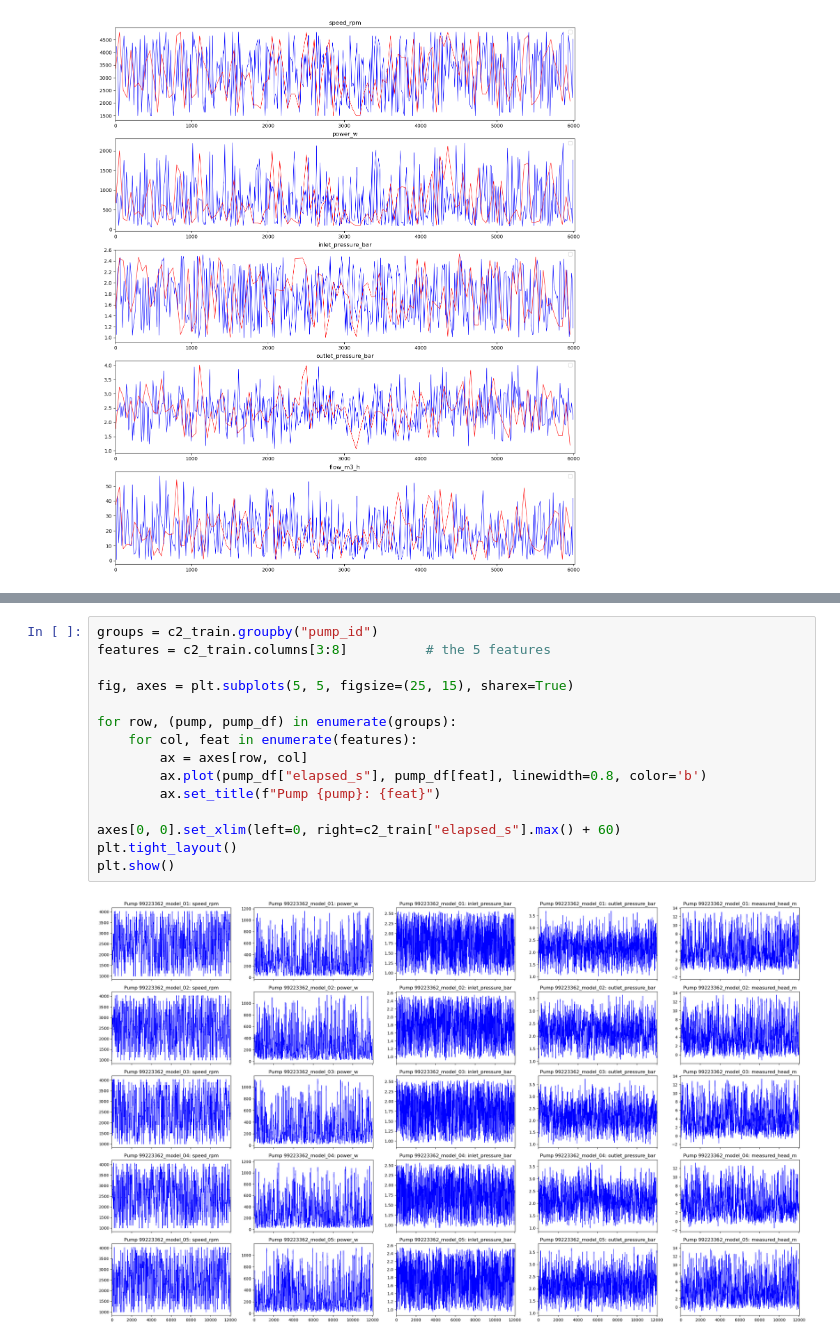
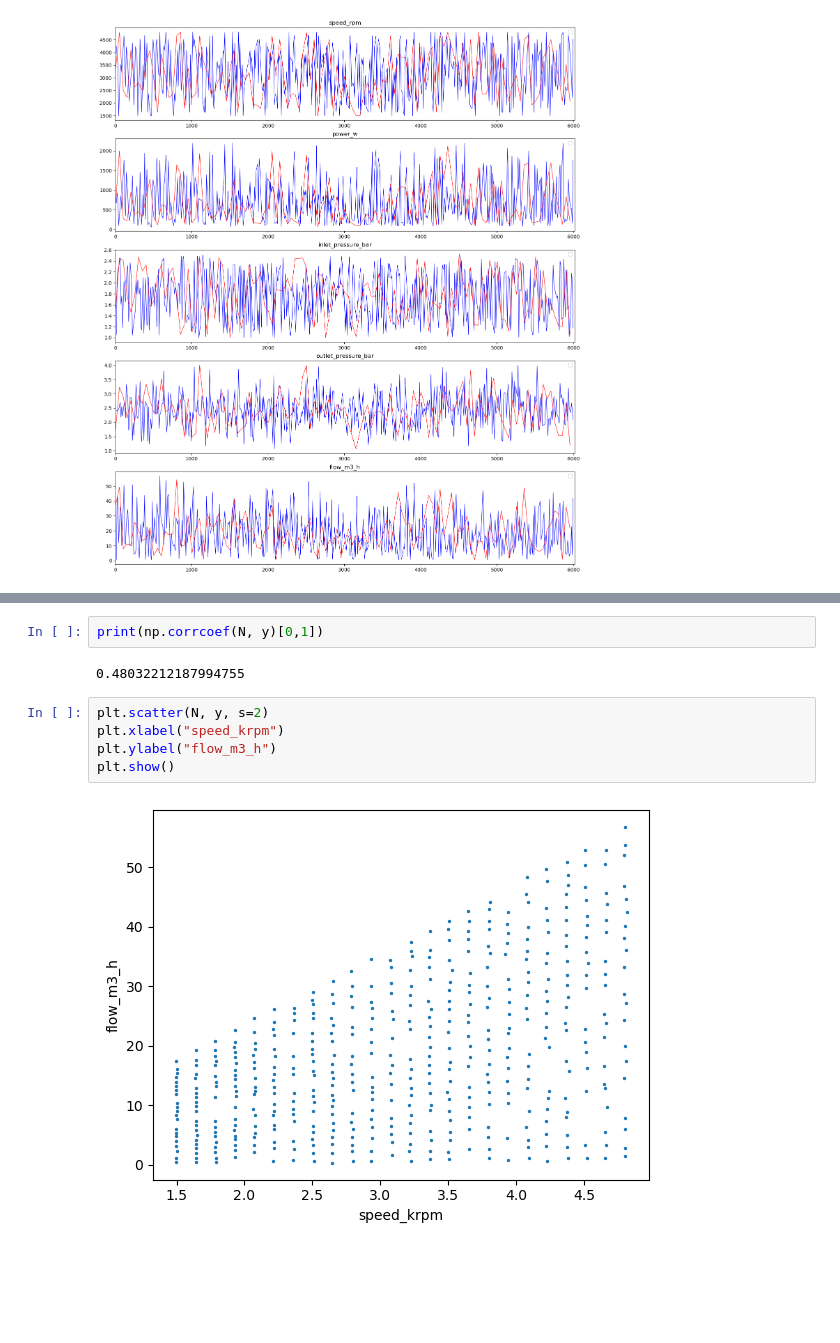
Before and after one commit to CapperTheRose16/Project-in-Machine-Learning, a Jupyter notebook: Data exploration/Plots.ipynb, the cells around one changed output, grey strips where cells are left out. Cells and saved outputs as stored; diff of their text form; blank space fills up the shorter version.

```diff
--- a/Data exploration/Plots.ipynb
+++ b/Data exploration/Plots.ipynb
@@ -164,17 +157,11 @@ groups=c2_train.groupby(["pump_id"])
-# %%
-groups = c2_train.groupby("pump_id")
-features = c2_train.columns[3:8]          # the 5 features
-
-fig, axes = plt.subplots(5, 5, figsize=(25, 15), sharex=True)
-
-for row, (pump, pump_df) in enumerate(groups):
-    for col, feat in enumerate(features):
-        ax = axes[row, col]
-        ax.plot(pump_df["elapsed_s"], pump_df[feat], linewidth=0.8, color='b')
-        ax.set_title(f"Pump {pump}: {feat}")
-
-axes[0, 0].set_xlim(left=0, right=c2_train["elapsed_s"].max() + 60)
-plt.tight_layout()
-plt.show()
-# %% [output]
-[figure, removed]
+# %%
+print(np.corrcoef(N, y)[0,1])
+# %% [output]
+0.48032212187994755
+# %%
+plt.scatter(N, y, s=2)
+plt.xlabel("speed_krpm")
+plt.ylabel("flow_m3_h")
+plt.show()
+# %% [output]
+[figure, added]
```
Also changed, not shown: parts of 9 cells of this notebook, 3 other files.
